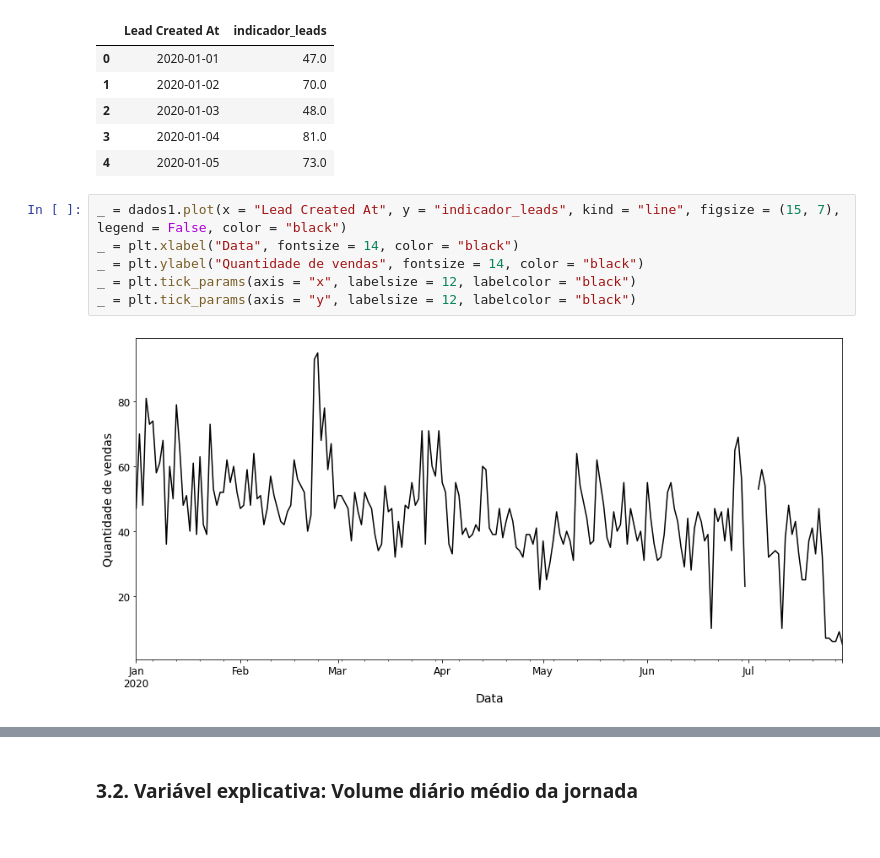
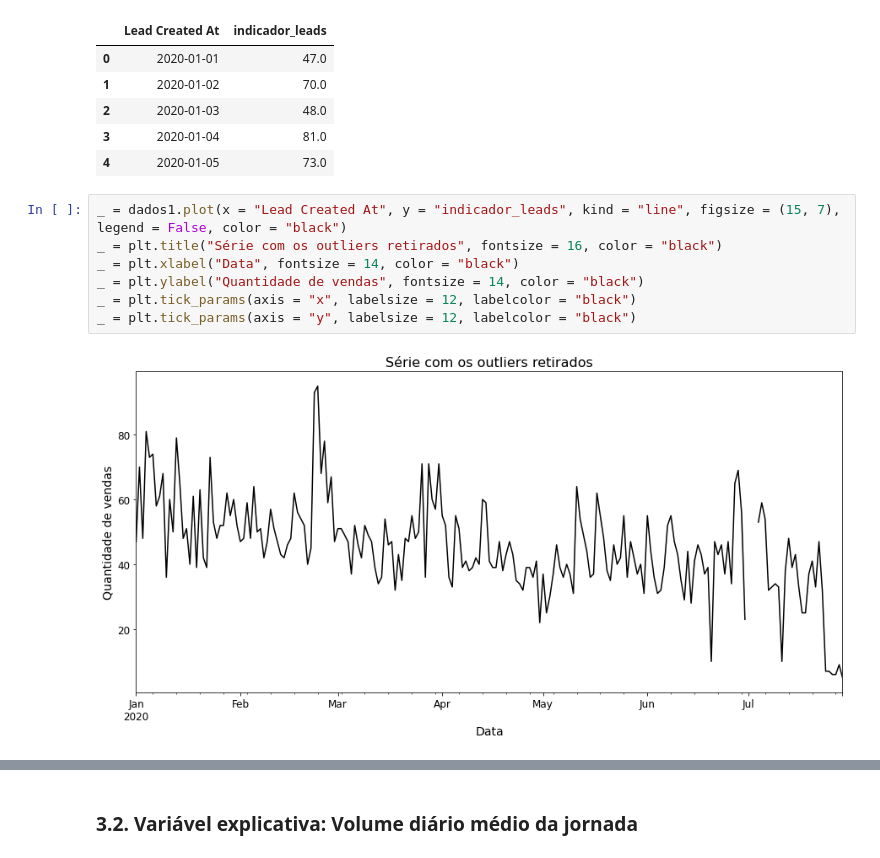
Before and after one commit to barbosarafael/DS_Avancado, a Jupyter notebook: ts_regressao/ts_regressao.ipynb, the cells around one changed output, grey strips where cells are left out. Drawn from its saved outputs; the diff is of its cells as text.

```diff
--- a/ts_regressao/ts_regressao.ipynb
+++ b/ts_regressao/ts_regressao.ipynb
@@ -108,9 +126,10 @@ dados1.head()
 | 4 | 2020-01-05 | 73.0 |
 # %%
 _ = dados1.plot(x = "Lead Created At", y = "indicador_leads", kind = "line", figsize = (15, 7), legend = False, color = "black")
+_ = plt.title("Série com os outliers retirados", fontsize = 16, color = "black")
 _ = plt.xlabel("Data", fontsize = 14, color = "black")
 _ = plt.ylabel("Quantidade de vendas", fontsize = 14, color = "black")
 _ = plt.tick_params(axis = "x", labelsize = 12, labelcolor = "black")
 _ = plt.tick_params(axis = "y", labelsize = 12, labelcolor = "black")
 # %% [output]
-[figure, old version]
+[figure, new version]
```
Also changed, not shown: parts of 22 cells of this notebook.
